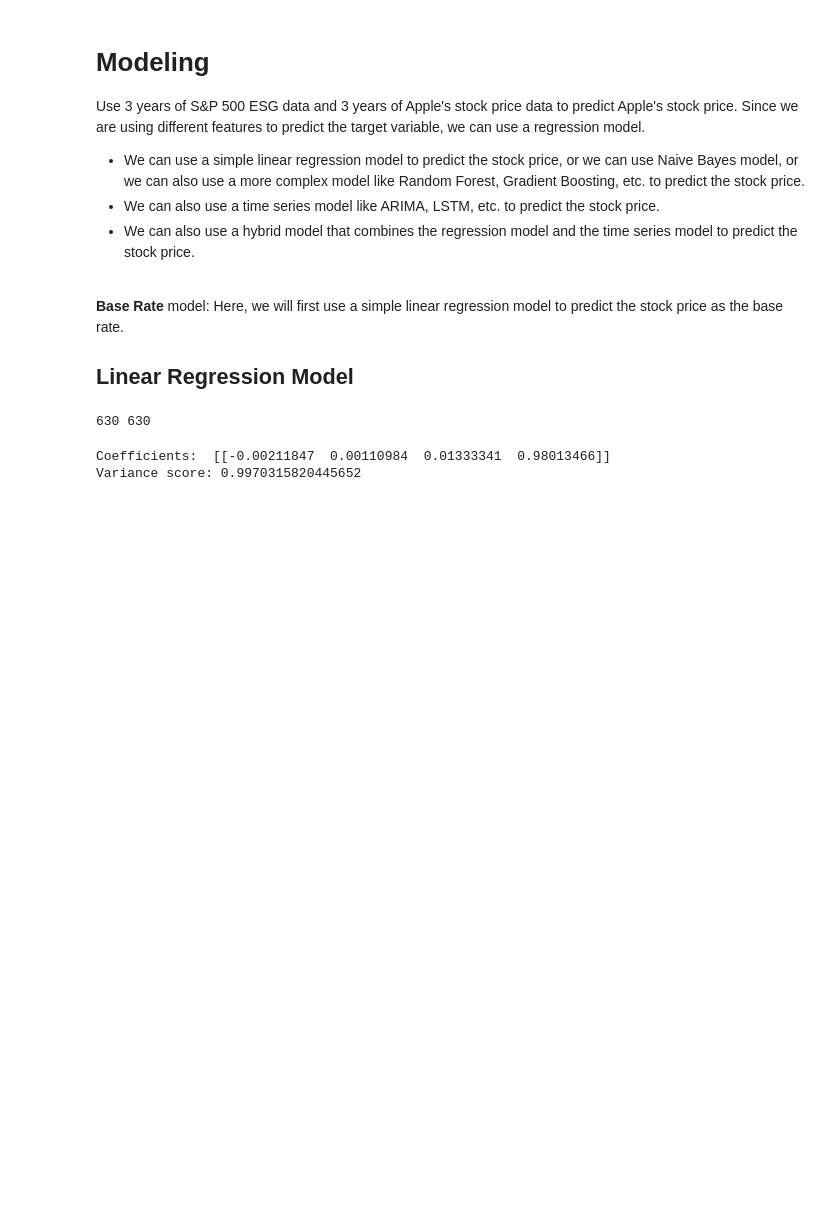
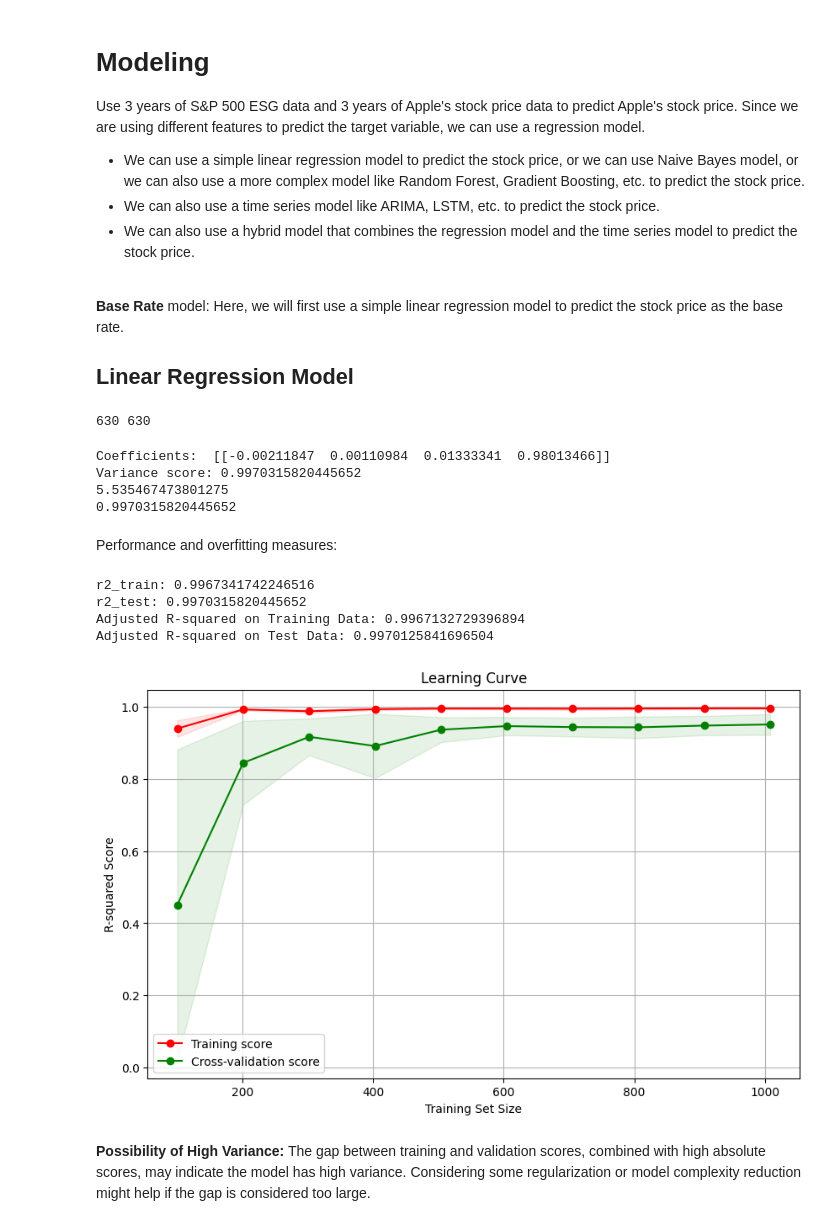
Before and after one commit to ShiweiHe0713/RegressionBased-ESG_Company_Trading, a Jupyter notebook: main.ipynb, the cells around one changed output. Drawn from its saved outputs; the diff is of its cells as text; code cells hidden in the pictures; blank space fills up the shorter version.

Commit message:
Measure the performance metrics

```diff
--- a/main.ipynb
+++ b/main.ipynb
@@ -93,7 +93,9 @@ from sklearn.model_selection import train_test_split
 # features = ['AAPL_Volume(M)', 'AAPL_SMAVG15(M)', 'SPESG', 'Month', 'Year', 'Day']
 features = ['AAPL_Volume(M)', 'AAPL_SMAVG15(M)', 'SPESG', 'AAPL_Px_Shift1']
 target = ['AAPL_Px']
-X_train, X_test, y_train, y_test = train_test_split(df[features], df[target], test_size=0.5, random_state=42)
+X = df[features]
+y = df[target]
+X_train, X_test, y_train, y_test = train_test_split(X, y, test_size=0.5, random_state=42)
 # %% [markdown]
 # Modeling
 Use 3 years of S&P 500 ESG data and 3 years of Apple's stock price data to predict Apple's stock price. Since we are using different features to predict the target variable, we can use a regression model.
@@ -109,15 +111,73 @@ print(len(X_train), len(y_train))
 630 630
 # %%
 from sklearn import linear_model
+from sklearn.metrics import mean_squared_error, r2_score
 
 regressor = linear_model.LinearRegression()
 regressor.fit(X_train, y_train)
-
-# regression coefficients
-print('Coefficients: ', regressor.coef_)
-
-# variance score: 1 means perfect prediction
-print('Variance score: {}'.format(regressor.score(X_test, y_test)))
 # %% [output]
 Coefficients:  [[-0.00211847  0.00110984  0.01333341  0.98013466]]
 Variance score: 0.9970315820445652
+5.535467473801275
+0.9970315820445652
+# %% [markdown]
+Performance and overfitting measures:
+# %%
+# Training set
+y_pred_train = regressor.predict(X_train)
+r2_train = r2_score(y_train, y_pred_train)
+
+# Test set
+y_pred_test = regressor.predict(X_test)
+r2_test = r2_score(y_test, y_pred_test)
+
+print(f"r2_train: {r2_train}")
+print(f"r2_test: {r2_test}")
+
+def adjusted_r2_score(r_squared, n, k):
+    return 1 - ((1 - r_squared) * (n - 1) / (n - k - 1))
+
+n_samples = X_train.shape[0]
+n_features = X_train.shape[1]
+
+adj_r2_train = adjusted_r2_score(r2_train, n_samples, n_features)
+adj_r2 = adjusted_r2_score(r2_test, n_samples, n_features)
+print("Adjusted R-squared on Training Data:", adj_r2_train)
+print("Adjusted R-squared on Test Data:", adj_r2)
+# %% [output]
+r2_train: 0.9967341742246516
+r2_test: 0.9970315820445652
+Adjusted R-squared on Training Data: 0.9967132729396894
+Adjusted R-squared on Test Data: 0.9970125841696504
+# %%
+from sklearn.model_selection import learning_curve
+# Calculate the learning curves
+train_sizes, train_scores, test_scores = learning_curve(
+    regressor, X, y, train_sizes=np.linspace(0.1, 1.0, 10), cv=5, scoring='r2')
+
+# Calculate mean and standard deviation for training set scores
+train_mean = np.mean(train_scores, axis=1)
+train_std = np.std(train_scores, axis=1)
+
+# Calculate mean and standard deviation for test set scores
+test_mean = np.mean(test_scores, axis=1)
+test_std = np.std(test_scores, axis=1)
+
+# Plot the learning curves
+plt.figure(figsize=(10, 6))
+plt.plot(train_sizes, train_mean, 'o-', color="r", label="Training score")
+plt.fill_between(train_sizes, train_mean - train_std, train_mean + train_std, alpha=0.1, color="r")
+plt.plot(train_sizes, test_mean, 'o-', color="g", label="Cross-validation score")
+plt.fill_between(train_sizes, test_mean - test_std, test_mean + test_std, alpha=0.1, color="g")
+
+# Create plot labels and title
+plt.title("Learning Curve")
+plt.xlabel("Training Set Size")
+plt.ylabel("R-squared Score")
+plt.legend(loc="best")
+plt.grid(True)
+plt.show()
+# %% [output]
+[figure, added]
+# %% [markdown]
+**Possibility of High Variance:** The gap between training and validation scores, combined with high absolute scores, may indicate the model has high variance. Considering some regularization or model complexity reduction might help if the gap is considered too large.
```
Also changed, not shown: 1 other file.
